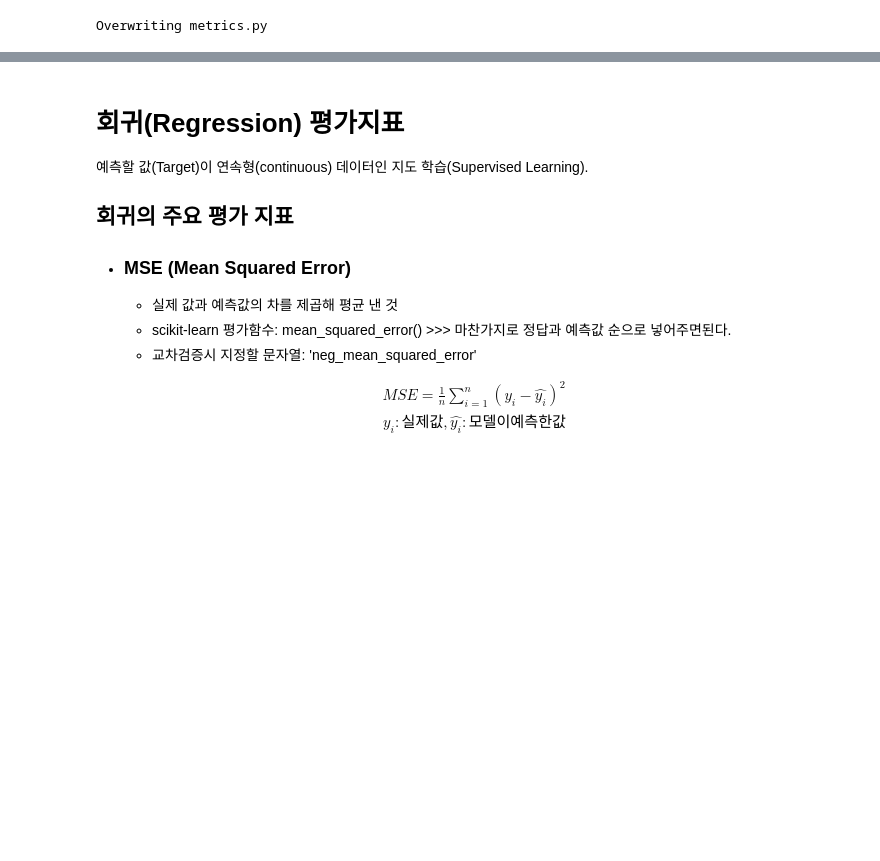
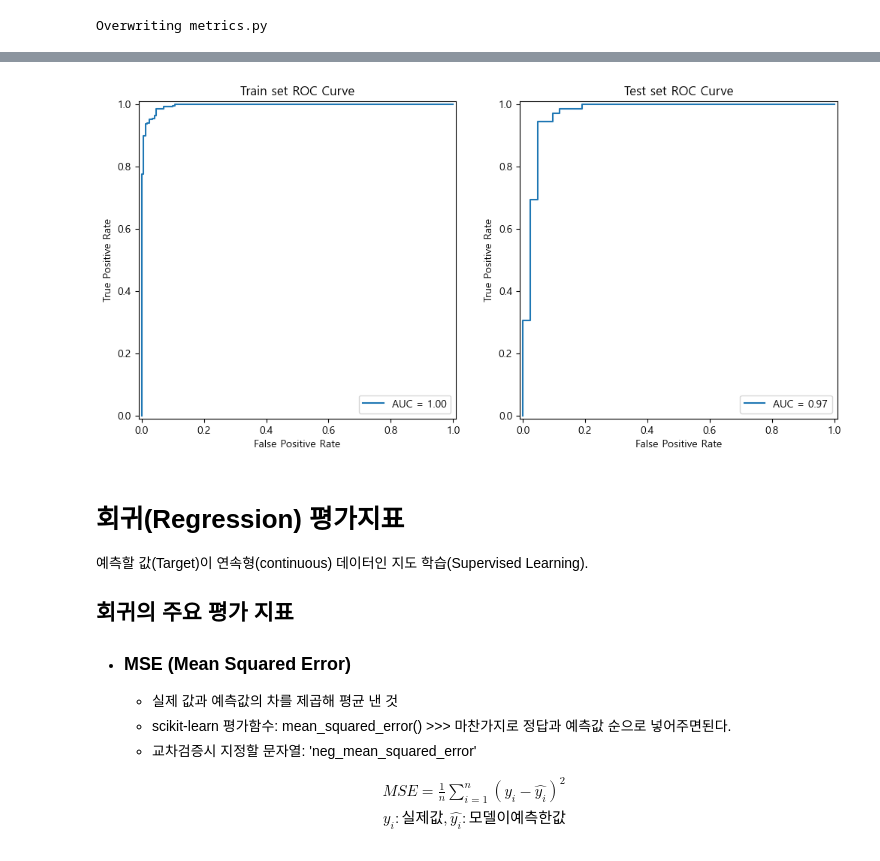
Before and after one commit to NGGW519/SKN13_mysrc, a Jupyter notebook: 08_머신러닝/05_평가지표.ipynb, the cells around one changed output, grey strips where cells are left out. Drawn from its saved outputs; the diff is of its cells as text; code cells hidden in the pictures; blank space fills up the shorter version.

```diff
--- a/08_머신러닝/05_평가지표.ipynb
+++ b/08_머신러닝/05_평가지표.ipynb
@@ -1130,3 +1313,29 @@ X.shape, y.shape
+# %%
+# ROC(Receiver Operating Characteristic) Curve 그래프 그리기
+
+### 하나의 Figure 두개 subplot으로 그리기.
+fig = plt.figure(figsize=(12, 6))
+ax1 = fig.add_subplot(1, 2, 1) # Train set ROC Curve 자리(좌측)
+ax2 = fig.add_subplot(1, 2, 2) # Test set ROC Curve 자리(우측)
+
+# Train set ROC Curve Part
+fpr_tr, tpr_tr, t_tr = roc_curve(y_train, pred_proba_train)
+auc_score_train = roc_auc_score(y_train, pred_proba_train)
+roc_disp_train = RocCurveDisplay(fpr=fpr_tr, tpr=tpr_tr, roc_auc=auc_score_train)
+roc_disp_train.plot(ax=ax1) # 시각화
+
+# Test set ROC Curve Part
+fpr_te, tpr_te, t_te = roc_curve(y_test, pred_proba_test)
+auc_score_test = roc_auc_score(y_test, pred_proba_test)
+roc_disp_test = RocCurveDisplay(fpr=fpr_te, tpr=tpr_te, roc_auc=auc_score_test)
+roc_disp_test.plot(ax=ax2) # 시각화
+
+# Title 기입 후 show
+ax1.set_title("Train set ROC Curve")
+ax2.set_title("Test set ROC Curve")
+plt.show()
+# %% [output]
+[figure, added]
 # %% [markdown]
 # 회귀(Regression) 평가지표
 
```
Also changed, not shown: parts of 46 cells of this notebook, 3 other files.
